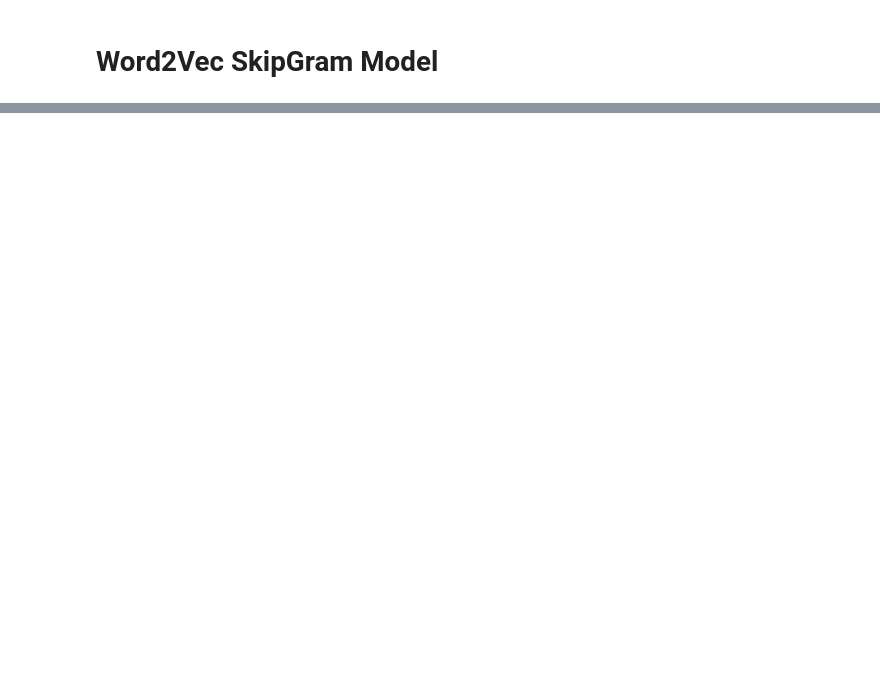
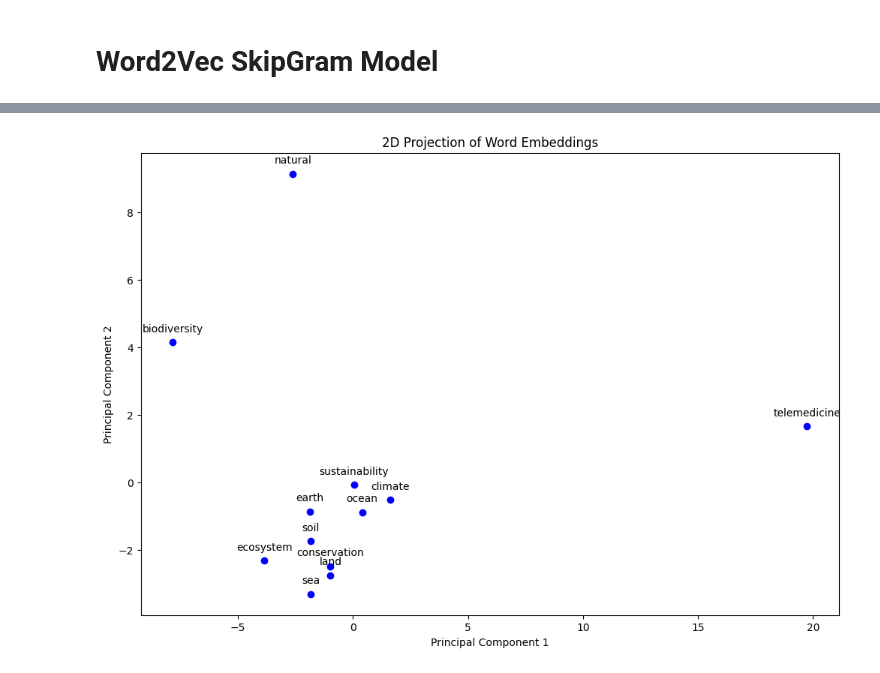
Before and after one commit to yiweilyu/Word2Vec-PyTorch, a Jupyter notebook: chatSkipgram.ipynb, the cells around one changed output, grey strips where cells are left out. Saved outputs shown, nothing was run; the diff lists cells and outputs as text; code cells hidden in the pictures; blank space fills up the shorter version.

```diff
--- a/chatSkipgram.ipynb
+++ b/chatSkipgram.ipynb
@@ -2,0 +10,19 @@
+# %%
+techText = '''Technology is the application of scientific knowledge for practical purposes, especially in industry. Technology plays an indispensable role in modern society, transforming the way we live, work, communicate, and interact. Here's a look at why technology is so crucial:
+ Automation in manufacturing, logistics, and even services like banking has made processes faster and more efficient. Advanced technologies can analyze large sets of data to improve decision-making and strategy in fields like healthcare, finance, and urban planning.
+  Technology aids in the efficient utilization of resources, reducing waste and enhancing sustainability. The internet and mobile technologies have brought about unprecedented connectivity, shrinking the world into a 'global village.' The internet provides a vast amount of information at our fingertips, democratizing education and knowledge.  Platforms like Facebook and Twitter have changed the way we socialize and share information, also giving a voice to those who might otherwise not be heard.
+Technology has transformed the way we communicate, making it easier and faster to connect with people around the world.  Technologies like MRI machines, robotic surgery, and telemedicine have revolutionized healthcare. Wearable technology like fitness trackers help individuals monitor their own health and activity levels. While automation does displace some jobs, technology also creates new roles that didn't exist before, such as app developers and data analysts. E-commerce and digital marketing technologies enable businesses to reach customers globally.
+  Technology fuels innovation, which in turn leads to new products, services, and business models, contributing to economic growth.
+ Online courses and platforms provide accessible education opportunities to people all around the world. Technology enables real-time collaboration, making it easier for students and educators to interact, share information, and work together.
+    Advanced technologies like drones and AI-powered analytics can help in effective disaster management. Assistive technologies make it easier for people with disabilities to engage with their environments.
+Digital governance solutions can improve transparency, reduce corruption, and enhance public services. Advanced technologies are used in public safety operations, including criminal investigations and national defense.
+"Algorithm", "Software", "Hardware", "Internet", "Network","telemedicine","wearable technology",
+    "Database", "Cloud", "Computing", "Cybersecurity", "Encryption",
+    "Protocol", "Virtualization", "Artificial Intelligence", "Machine Learning", "Data Science",
+    "Big Data", "Blockchain", "Augmented Reality",
+    "Virtual Reality", "Automation", "Robotics", "Firmware", "Bandwidth",
+    "Interface", "Open Source", "Web Development", "Mobile App", "E-commerce",
+    "Digital Marketing", "Search Engine", "Social Media", "Streaming", "Multimedia",
+    "Gamification", "UX", "API", "Framework", "Operating System",
+    "Compiler", "Debugging", "DevOps", "Scalability", "High Availability",
+    "Microservices", "SaaS", "PaaS", "IaaS", "Fintech"'''
@@ -149,0 +286,21 @@ new_vocab
+# %%
+
+
+# Perform PCA to reduce the dimensions to 2D
+pca = PCA(n_components=2)
+embeddings_2d = pca.fit_transform(embeddings)
+
+# Plot the 2D embeddings
+plt.figure(figsize=(12, 8))
+plt.scatter(embeddings_2d[:, 0], embeddings_2d[:, 1], c='blue')
+
+# Annotate the points
+for i, word in enumerate(new_vocab):
+    plt.annotate(word, (embeddings_2d[i, 0], embeddings_2d[i, 1]), textcoords="offset points", xytext=(0,10), ha='center')
+
+plt.title('2D Projection of Word Embeddings')
+plt.xlabel('Principal Component 1')
+plt.ylabel('Principal Component 2')
+plt.show()
+# %% [output]
+[figure, added]
```
Also changed, not shown: parts of 14 cells of this notebook.
